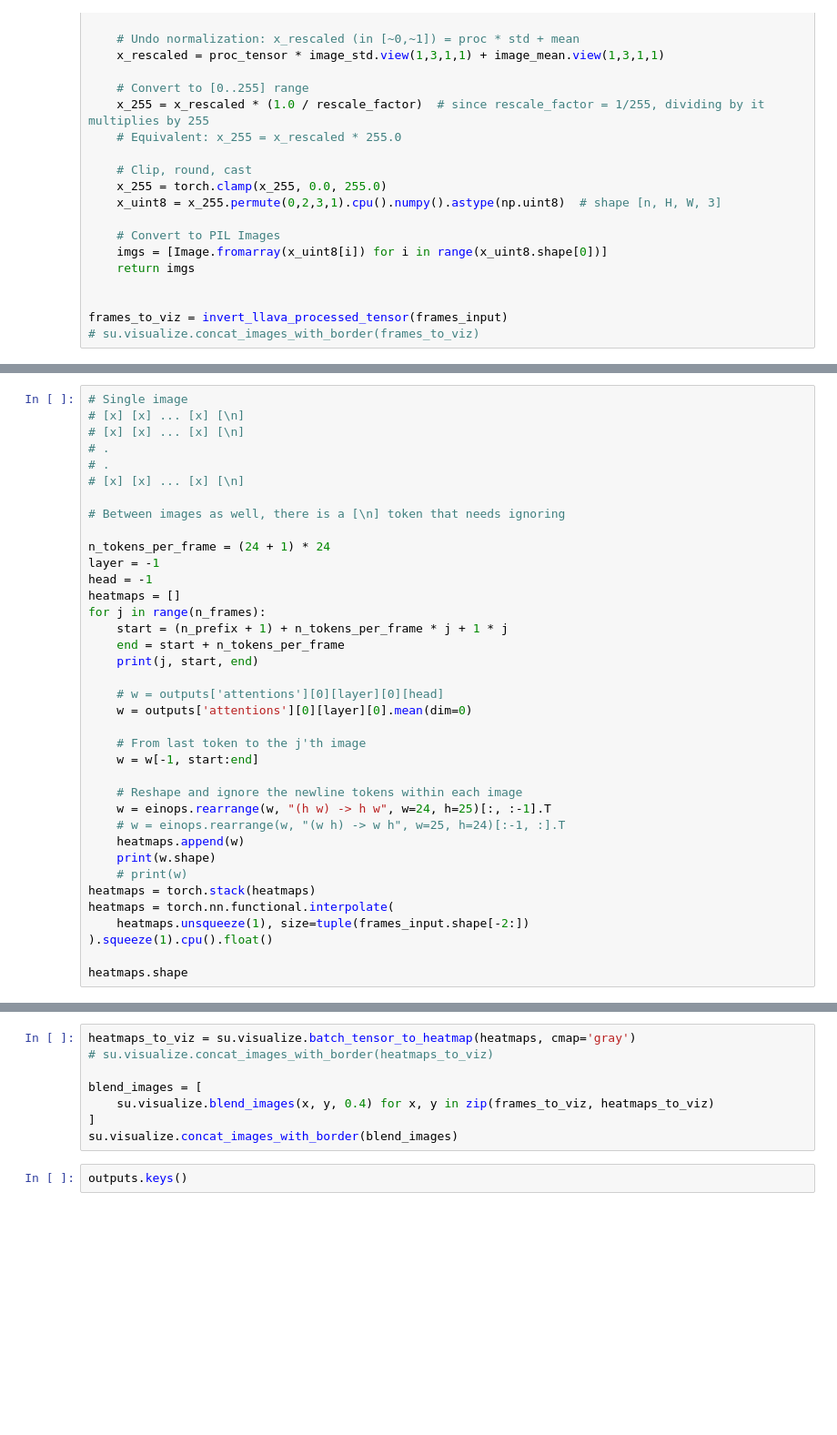
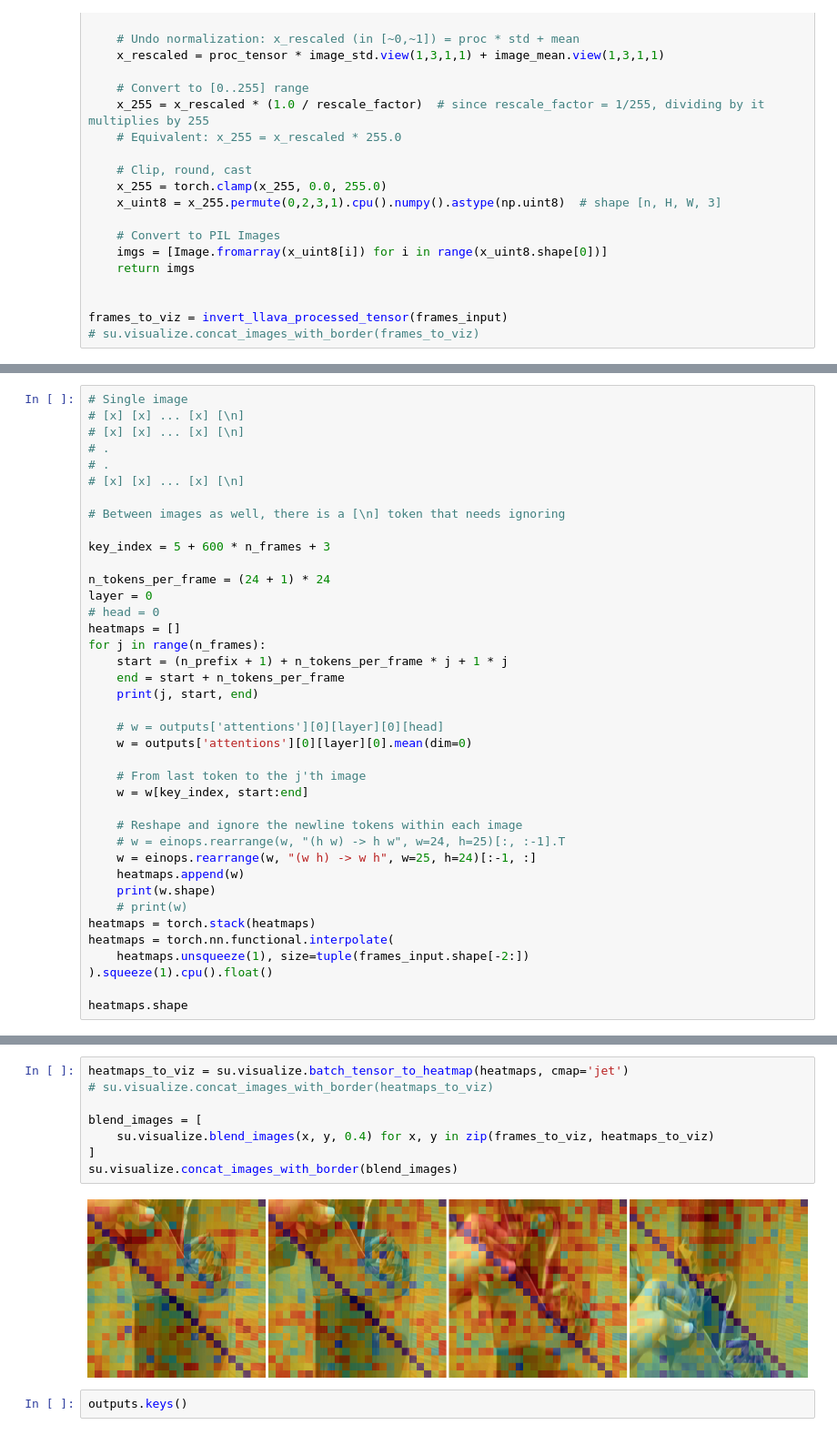
Before and after one commit to bpiyush/CaReBench, a Jupyter notebook: notebooks/visualize_token.ipynb, the cells around one changed output, grey strips where cells are left out. Shown at 91% size. Drawn from its saved outputs; the diff is of its cells as text; blank space fills up the shorter version.

```diff
--- a/notebooks/visualize_token.ipynb
+++ b/notebooks/visualize_token.ipynb
@@ -210,9 +257,11 @@ import einops
 
 # Between images as well, there is a [\n] token that needs ignoring
 
+key_index = 5 + 600 * n_frames + 3
+
 n_tokens_per_frame = (24 + 1) * 24
-layer = -1
-head = -1
+layer = 0
+# head = 0
 heatmaps = []
 for j in range(n_frames):
     start = (n_prefix + 1) + n_tokens_per_frame * j + 1 * j
@@ -223,11 +272,11 @@ for j in range(n_frames):
     w = outputs['attentions'][0][layer][0].mean(dim=0)
 
     # From last token to the j'th image
-    w = w[-1, start:end]
+    w = w[key_index, start:end]
 
     # Reshape and ignore the newline tokens within each image
-    w = einops.rearrange(w, "(h w) -> h w", w=24, h=25)[:, :-1].T
-    # w = einops.rearrange(w, "(w h) -> w h", w=25, h=24)[:-1, :].T
+    # w = einops.rearrange(w, "(h w) -> h w", w=24, h=25)[:, :-1].T
+    w = einops.rearrange(w, "(w h) -> w h", w=25, h=24)[:-1, :]
     heatmaps.append(w)
     print(w.shape)
     # print(w)
@@ -249,12 +298,14 @@ torch.Size([23, 25])
 torch.Size([4, 336, 336])
 # %%
-heatmaps_to_viz = su.visualize.batch_tensor_to_heatmap(heatmaps, cmap='gray')
+heatmaps_to_viz = su.visualize.batch_tensor_to_heatmap(heatmaps, cmap='jet')
 # su.visualize.concat_images_with_border(heatmaps_to_viz)
 
 blend_images = [
     su.visualize.blend_images(x, y, 0.4) for x, y in zip(frames_to_viz, heatmaps_to_viz)
 ]
 su.visualize.concat_images_with_border(blend_images)
+# %% [output]
+[figure, added]
 # %%
 outputs.keys()
 # %% [output]
```
Also changed, not shown: parts of 8 cells of this notebook.
